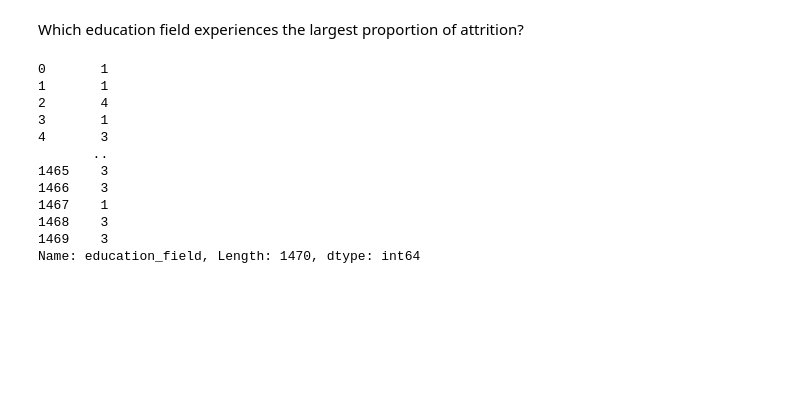
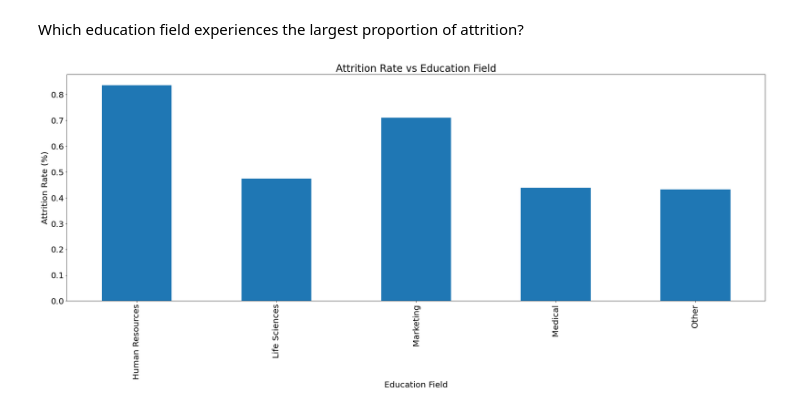
Before and after one commit to afnanrahman/EAFP, a Jupyter notebook: EDAKevin.ipynb, the cells around one changed output. Drawn from its saved outputs; the diff is of its cells as text; code cells hidden in the pictures; blank space fills up the shorter version.

Commit message:
Added PyPlot, labelled axes

```diff
--- a/EDAKevin.ipynb
+++ b/EDAKevin.ipynb
@@ -2,21 +2,30 @@
 <a href="https://colab.research.google.com/github/afnanrahman/EAFP/blob/OmerAndKevin/EDAKevin.ipynb" target="_parent"><img src="https://colab.research.google.com/assets/colab-badge.svg" alt="Open In Colab"/></a>
 # %% [markdown]
 Which education field experiences the largest proportion of attrition?
-# %%
-import pandas as pd
-data = pd.read_csv('/content/drive/MyDrive/uoft/utmist/clean_data.csv', index_col=0)
-ed_field = data['education_field']
-attrition = data['attrition'] # 0 or 1
-# %% [output]
-0       1
-1       1
-2       4
-3       1
-4       3
-       ..
-1465    3
-1466    3
-1467    1
-1468    3
-1469    3
-Name: education_field, Length: 1470, dtype: int64
+# %%
+import pandas as pd
+import matplotlib.pyplot as plt
+location = '/content/drive/MyDrive/uoft/utmist/clean_data.csv'
+data = pd.read_csv(location, index_col=0)
+ed_field_dict = {
+    0: "Human Resources",
+    1: "Life Sciences",
+    2: "Marketing",
+    3: "Medical",
+    4: "Other",
+    5: "Technical Degree",
+}
+data_list = []
+for i in range(data['education_field'].max()):
+  ed_field_i = data[data['education_field'] == i]
+  attrition_percent_i = ed_field_i['attrition'].sum() / ed_field_i.size * 100
+  data_list.append([ed_field_dict[i], attrition_percent_i])
+df = pd.DataFrame(data_list, columns=["Education Field", "Attrition Rate"])
+df.head()
+plt.rcParams.update({'font.size': 20, 'figure.figsize': (30, 10)})
+df.plot(kind="bar", x="Education Field", y="Attrition Rate",\
+title="Attrition Rate vs Education Field", legend=None);
+plt.ylabel("Attrition Rate (%)")
+plt.show()
+# %% [output]
+[figure, added]
```
